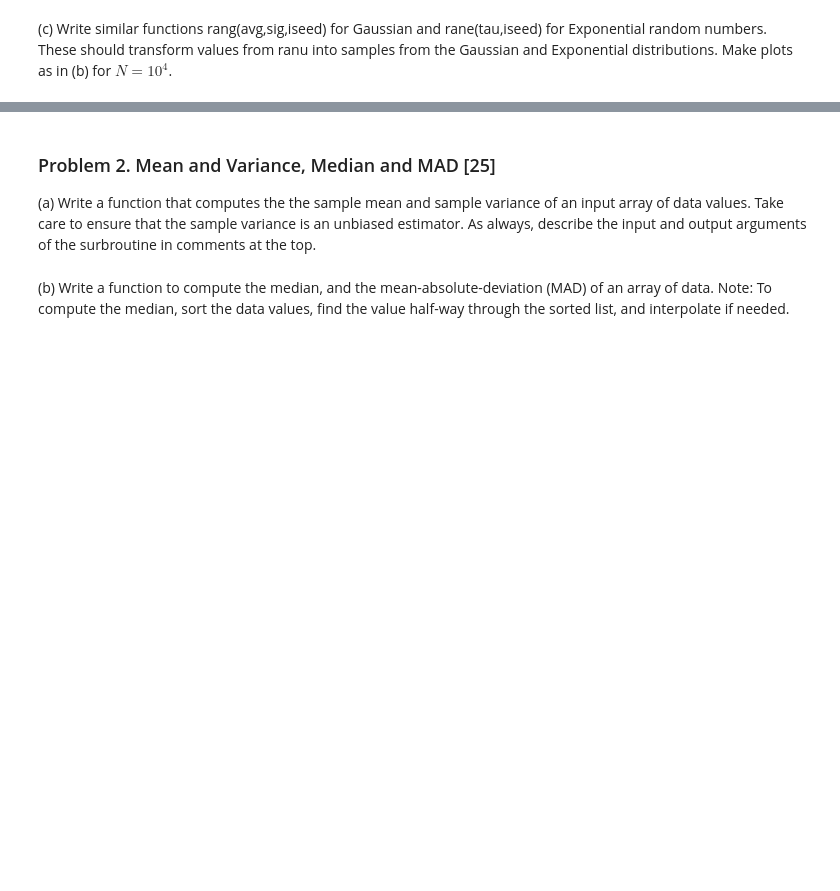
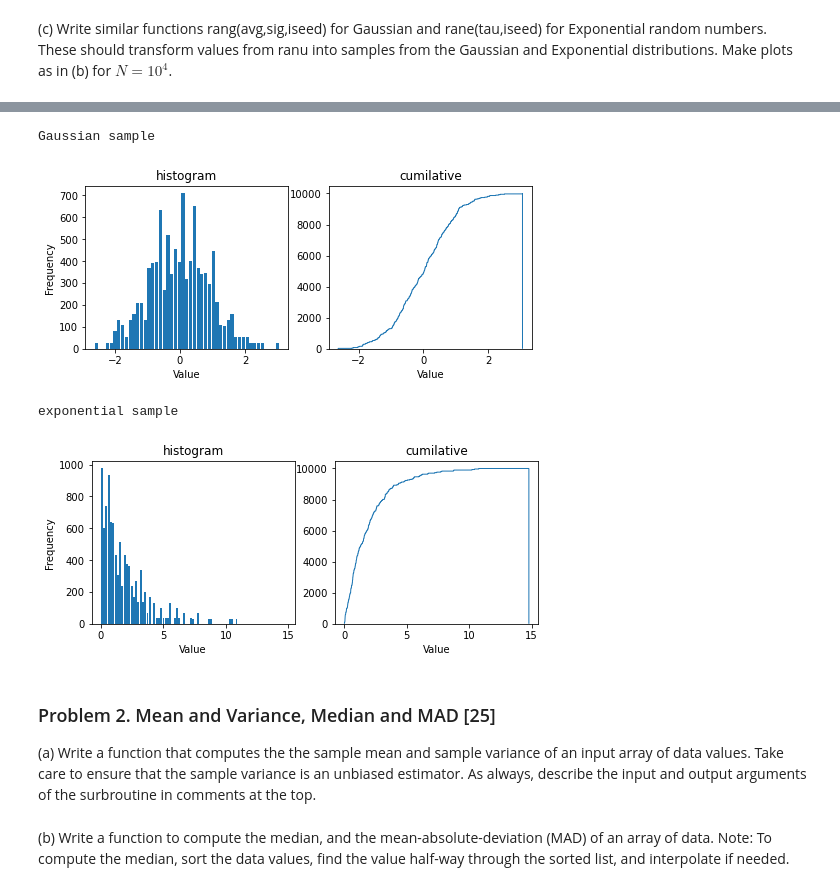
Before and after one commit to alphalyncis/adaa, a Jupyter notebook: hw1/hw1.ipynb, the cells around one changed output, grey strips where cells are left out. Cells and saved outputs as stored; diff of their text form; code cells hidden in the pictures; blank space fills up the shorter version.

```diff
--- a/hw1/hw1.ipynb
+++ b/hw1/hw1.ipynb
@@ -61,3 +200,40 @@ from the Gaussian and Exponential distributions. Make plots as in (b) for $N = 1
+# %%
+# plot Gaussian sample
+print("Gaussian sample")
+plt.figure(figsize=(8,3))
+plt.subplot(121)
+plt.hist(x=sample_g, bins="auto", rwidth=0.85)
+plt.title("histogram")
+plt.xlabel('Value')
+plt.ylabel('Frequency')
+
+plt.subplot(122)
+plt.hist(x=sample_g, bins=size, rwidth=0.85,
+    histtype='step', cumulative=True)
+plt.title("cumilative")
+plt.xlabel('Value')
+plt.show()
+
+# plot exponential sample
+print("exponential sample")
+plt.figure(figsize=(8,3))
+plt.subplot(121)
+plt.hist(x=sample_e, bins="auto", rwidth=0.85)
+plt.title("histogram")
+plt.xlabel('Value')
+plt.ylabel('Frequency')
+
+plt.subplot(122)
+plt.hist(x=sample_e, bins=size, rwidth=0.85,
+    histtype='step', cumulative=True)
+plt.title("cumilative")
+plt.xlabel('Value')
+plt.show()
+# %% [output]
+Gaussian sample
+[figure, added]
+exponential sample
+[figure, added]
 # %% [markdown]
 ### Problem 2. Mean and Variance, Median and MAD [25]
 
```
Also changed, not shown: parts of 6 cells of this notebook.
